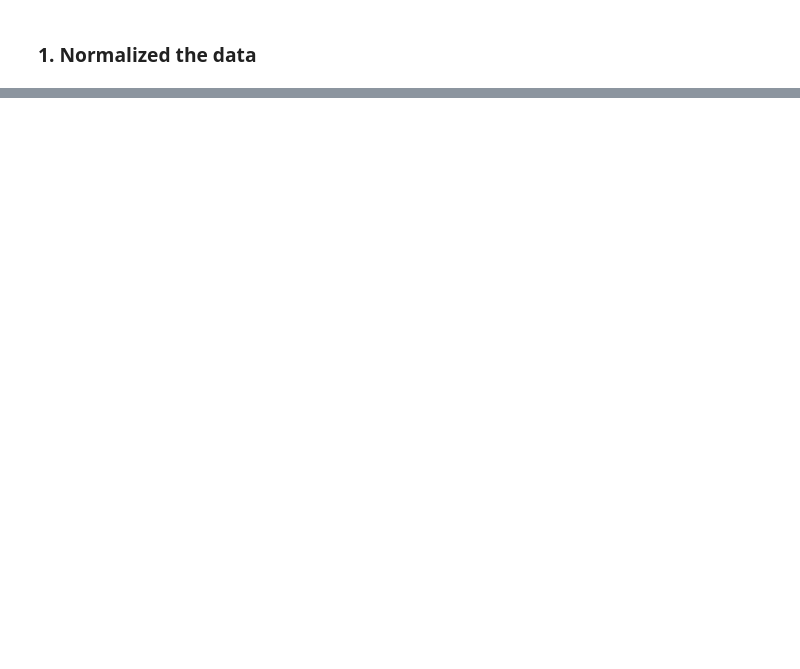
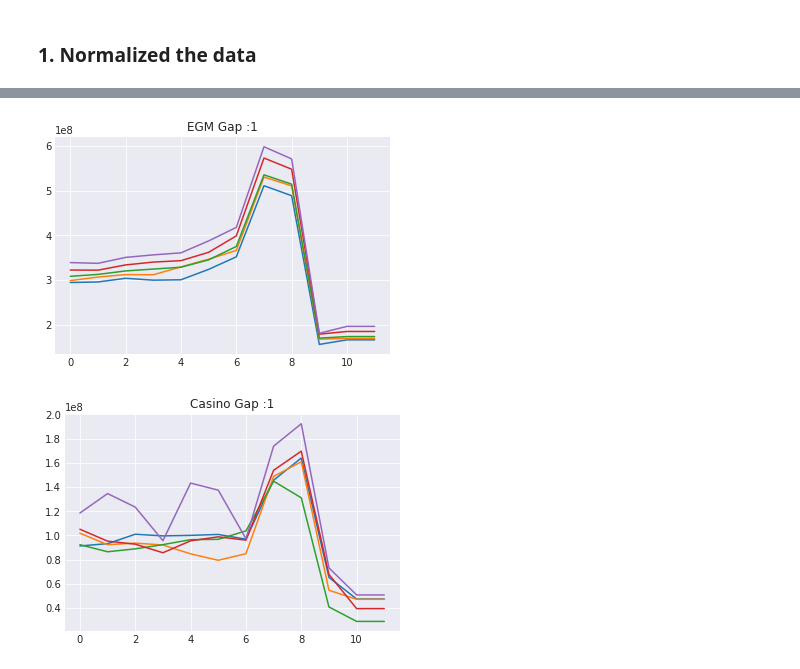
Before and after one commit to bhushan23/Cryptocurrency-Analysis, a Jupyter notebook: Analysis.ipynb, the cells around one changed output, grey strips where cells are left out. Saved outputs shown, nothing was run; the diff lists cells and outputs as text; code cells hidden in the pictures; blank space fills up the shorter version.

```diff
--- a/Analysis.ipynb
+++ b/Analysis.ipynb
@@ -381,0 +473,26 @@ fullData.to_csv('./Data/Casino/ProcessedDataAll.csv', index = False)
+# %%
+def plotD(fdata, gap, field):
+    for year in [2011, 2012, 2013, 2014, 2015]:
+        data = fdata[fdata['Year'] == year]
+        vals = []
+        i = 1
+        while i <= 12:
+            end = i + gap
+            if end > 12:
+                end = 12
+            D1 = data[data['Month'] >= i]
+            D2 = D1[D1['Month'] <= end][field].sum()
+            #print(D2)
+            i = i + gap
+            vals.append(D2)
+        plt.plot(vals)
+    plt.title(field+ ' Gap :'+str(gap))
+    plt.show()
+
+    # plt.plot(D2['EGM'])
+# %%
+plotD(fullData, 1, 'EGM')
+plotD(fullData, 1, 'Casino')
+# %% [output]
+[figure, added]
+[figure, added]
```
Also changed, not shown: parts of 30 cells of this notebook.
